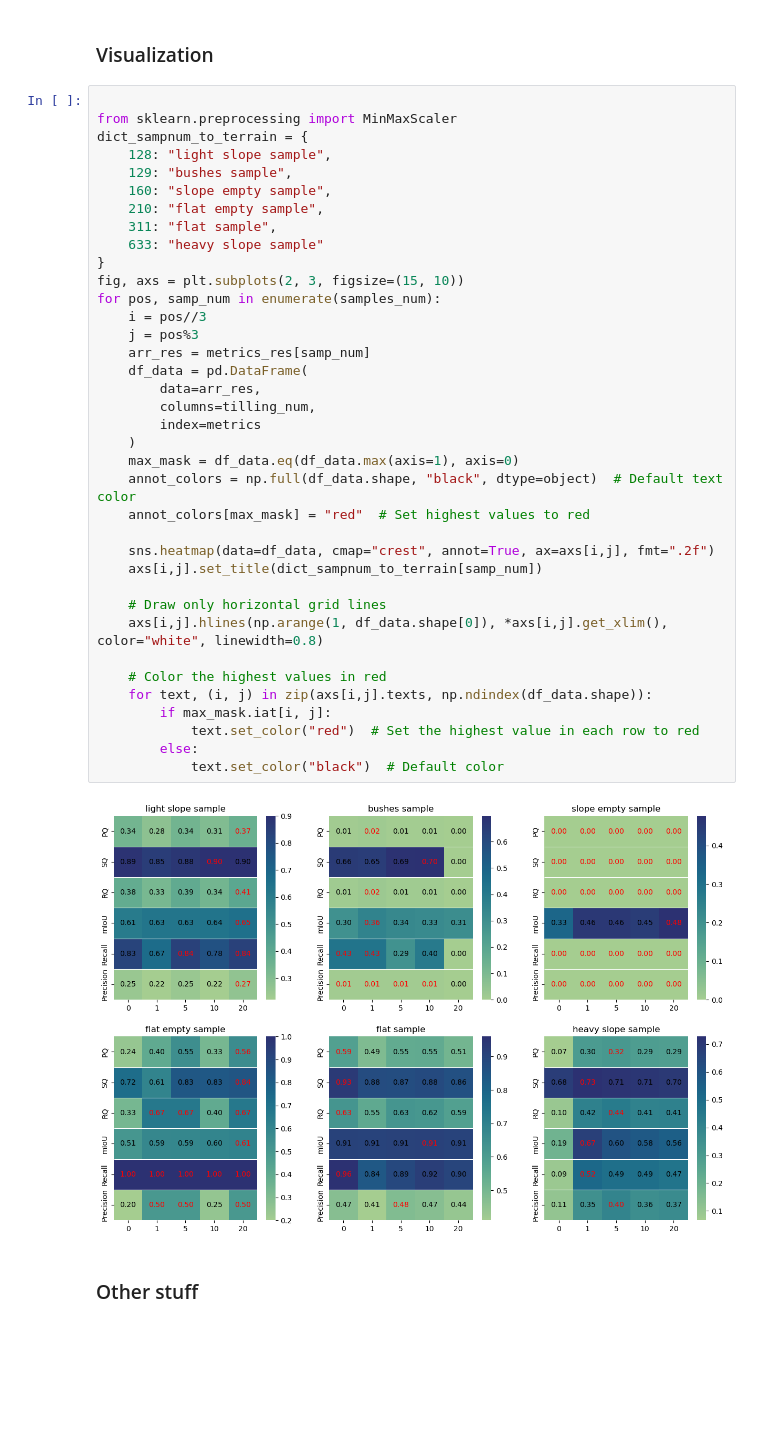
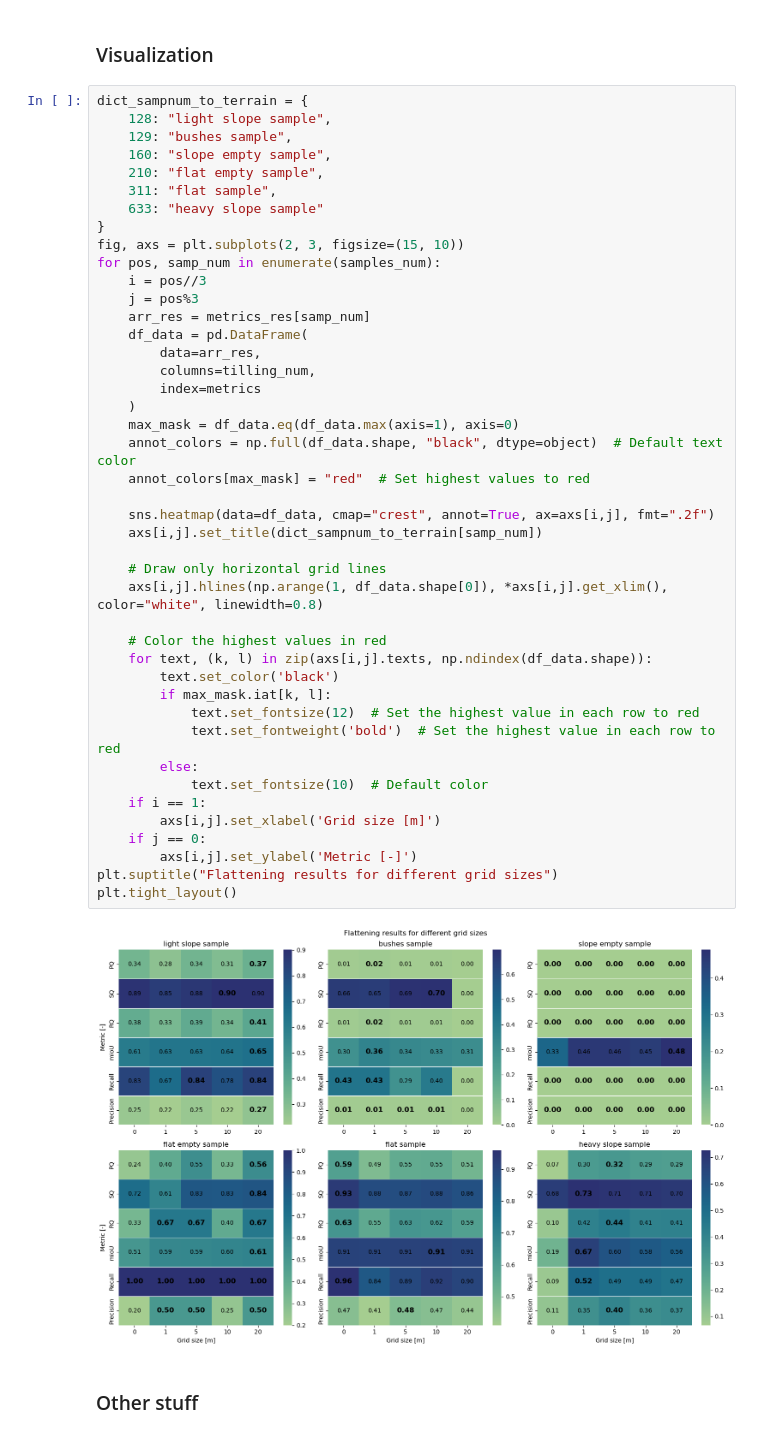
Before and after one commit to destoswa/PDM, a Jupyter notebook: notebooks/6_predictions_corrections.ipynb, the cells around one changed output. Cells and saved outputs as stored; diff of their text form; blank space fills up the shorter version.

```diff
--- a/notebooks/6_predictions_corrections.ipynb
+++ b/notebooks/6_predictions_corrections.ipynb
@@ -300,44 +338,50 @@ for metric in metrics_res.keys():
 # %% [markdown]
 ### Visualization
 # %%
-
-from sklearn.preprocessing import MinMaxScaler
 dict_sampnum_to_terrain = {
     128: "light slope sample",
     129: "bushes sample",
     160: "slope empty sample",
     210: "flat empty sample",
     311: "flat sample",
     633: "heavy slope sample"
 }
 fig, axs = plt.subplots(2, 3, figsize=(15, 10))
 for pos, samp_num in enumerate(samples_num):
     i = pos//3
     j = pos%3
     arr_res = metrics_res[samp_num]
     df_data = pd.DataFrame(
         data=arr_res,
         columns=tilling_num,
         index=metrics
     )
     max_mask = df_data.eq(df_data.max(axis=1), axis=0)
     annot_colors = np.full(df_data.shape, "black", dtype=object)  # Default text color
     annot_colors[max_mask] = "red"  # Set highest values to red
 
     sns.heatmap(data=df_data, cmap="crest", annot=True, ax=axs[i,j], fmt=".2f")
     axs[i,j].set_title(dict_sampnum_to_terrain[samp_num])
 
     # Draw only horizontal grid lines
     axs[i,j].hlines(np.arange(1, df_data.shape[0]), *axs[i,j].get_xlim(), color="white", linewidth=0.8)
 
     # Color the highest values in red
-    for text, (i, j) in zip(axs[i,j].texts, np.ndindex(df_data.shape)):
-        if max_mask.iat[i, j]:
-            text.set_color("red")  # Set the highest value in each row to red
+    for text, (k, l) in zip(axs[i,j].texts, np.ndindex(df_data.shape)):
+        text.set_color('black')
+        if max_mask.iat[k, l]:
+            text.set_fontsize(12)  # Set the highest value in each row to red
+            text.set_fontweight('bold')  # Set the highest value in each row to red
         else:
-            text.set_color("black")  # Default color
+            text.set_fontsize(10)  # Default color
+    if i == 1:
+        axs[i,j].set_xlabel('Grid size [m]')
+    if j == 0:
+        axs[i,j].set_ylabel('Metric [-]')
+plt.suptitle("Flattening results for different grid sizes")
+plt.tight_layout()
 # %% [output]
-[figure, old version]
+[figure, new version]
 # %% [markdown]
 ### Other stuff
 # %%
```
Also changed, not shown: parts of 2 cells of this notebook, 24 other files.
